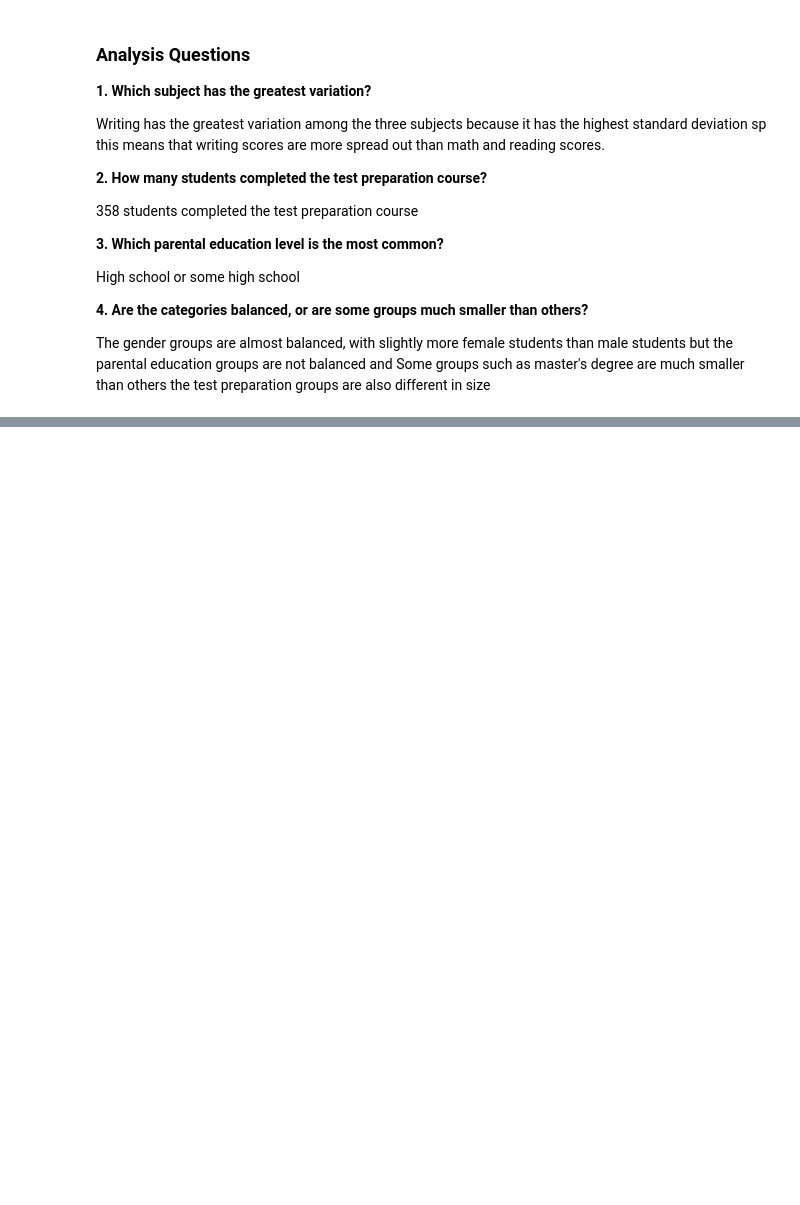
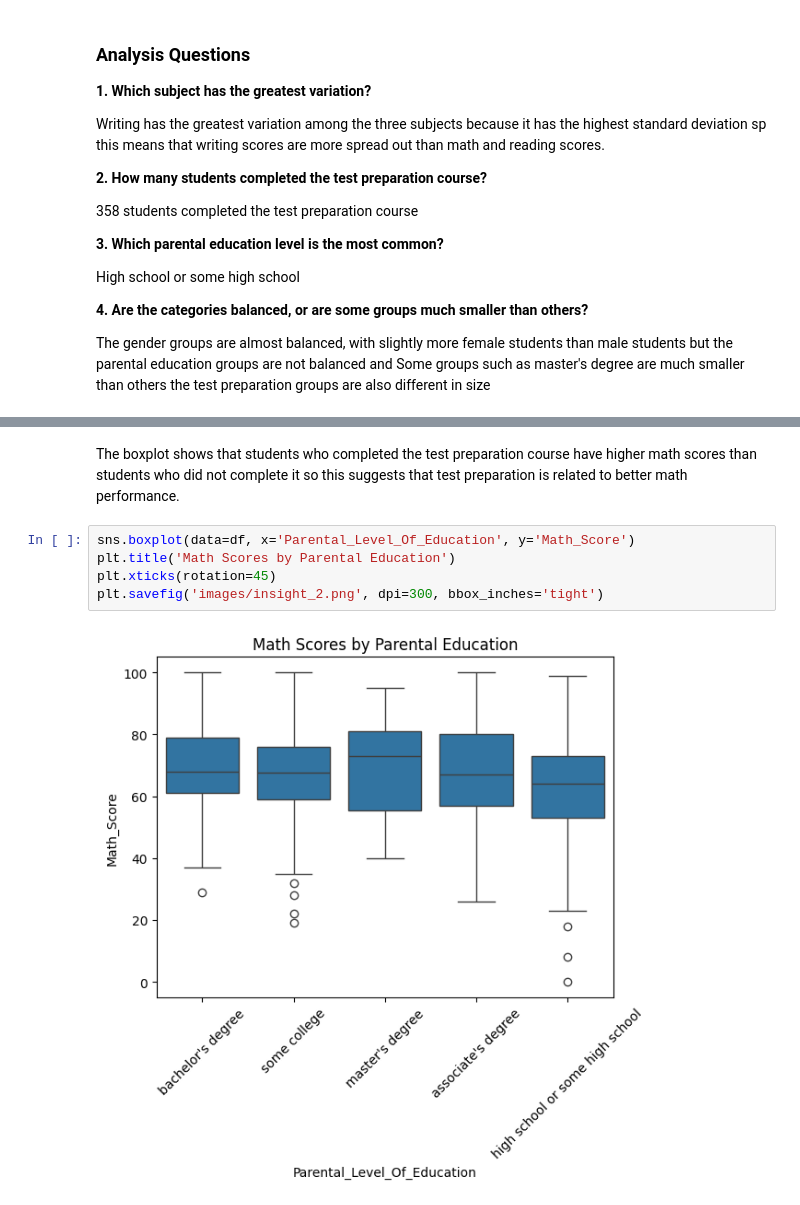
Before and after one commit to mamoo9811/Student-Performance-EDA-, a Jupyter notebook: Student_Performance_EDA.ipynb, the cells around one changed output, grey strips where cells are left out. Drawn from its saved outputs; the diff is of its cells as text; blank space fills up the shorter version.

```diff
--- a/Student_Performance_EDA.ipynb
+++ b/Student_Performance_EDA.ipynb
@@ -688,0 +759,9 @@ The gender groups are almost balanced, with slightly more female students than m
+# %% [markdown]
+The boxplot shows that students who completed the test preparation course have higher math scores than students who did not complete it so this suggests that test preparation is related to better math performance.
+# %%
+sns.boxplot(data=df, x='Parental_Level_Of_Education', y='Math_Score')
+plt.title('Math Scores by Parental Education')
+plt.xticks(rotation=45)
+plt.savefig('images/insight_2.png', dpi=300, bbox_inches='tight')
+# %% [output]
+[figure, added]
```
Also changed, not shown: parts of 29 cells of this notebook.
